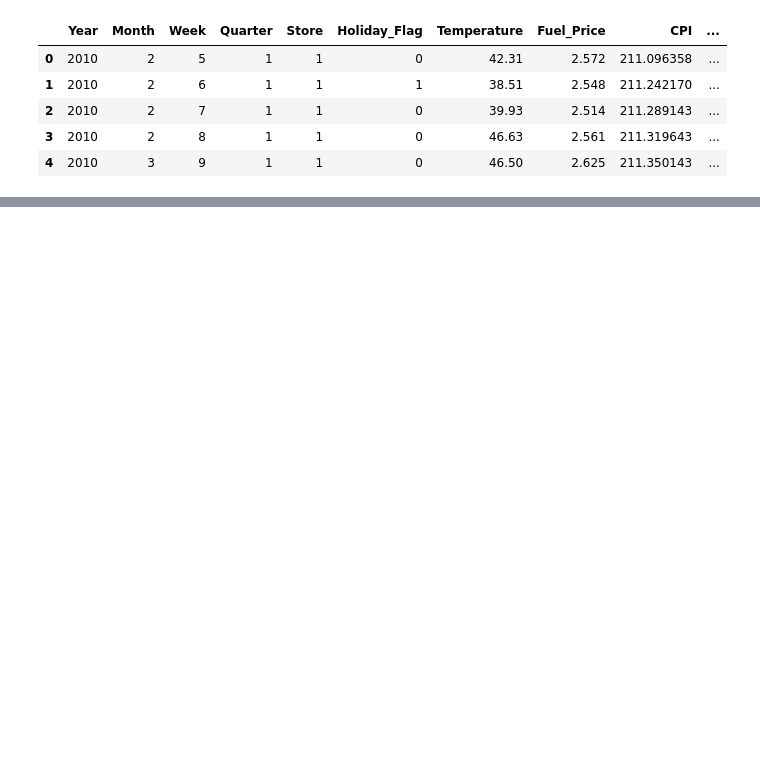
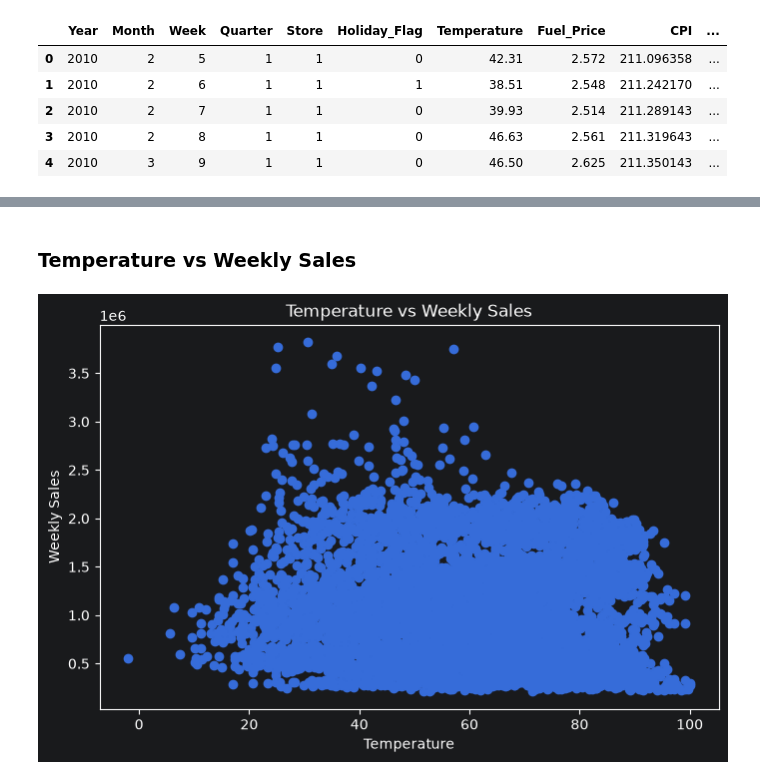
Before and after one commit to Pranav-1719/Data-Science-Machine-Learning, a Jupyter notebook: Wallmart_Sales/Linear_Regression.ipynb, the cells around one changed output, grey strips where cells are left out. Cells and saved outputs as stored; diff of their text form; code cells hidden in the pictures; blank space fills up the shorter version.

```diff
--- a/Wallmart_Sales/Linear_Regression.ipynb
+++ b/Wallmart_Sales/Linear_Regression.ipynb
@@ -61,0 +98,12 @@ df.to_csv("Wallmart_Sales_Cleaned.csv",index=False)
+# %% [markdown]
+### Temperature vs Weekly Sales
+# %%
+plt.figure(figsize=(8,5))
+plt.scatter(df['Temperature'],df['Weekly_Sales'])
+plt.xlabel('Temperature')
+plt.ylabel('Weekly Sales')
+plt.title('Temperature vs Weekly Sales')
+plt.savefig("images/Temperature_vs_Weekly_Sales.png",dpi=300,bbox_inches='tight')
+plt.show()
+# %% [output]
+[figure, added]
```
Also changed, not shown: parts of 24 cells of this notebook.
